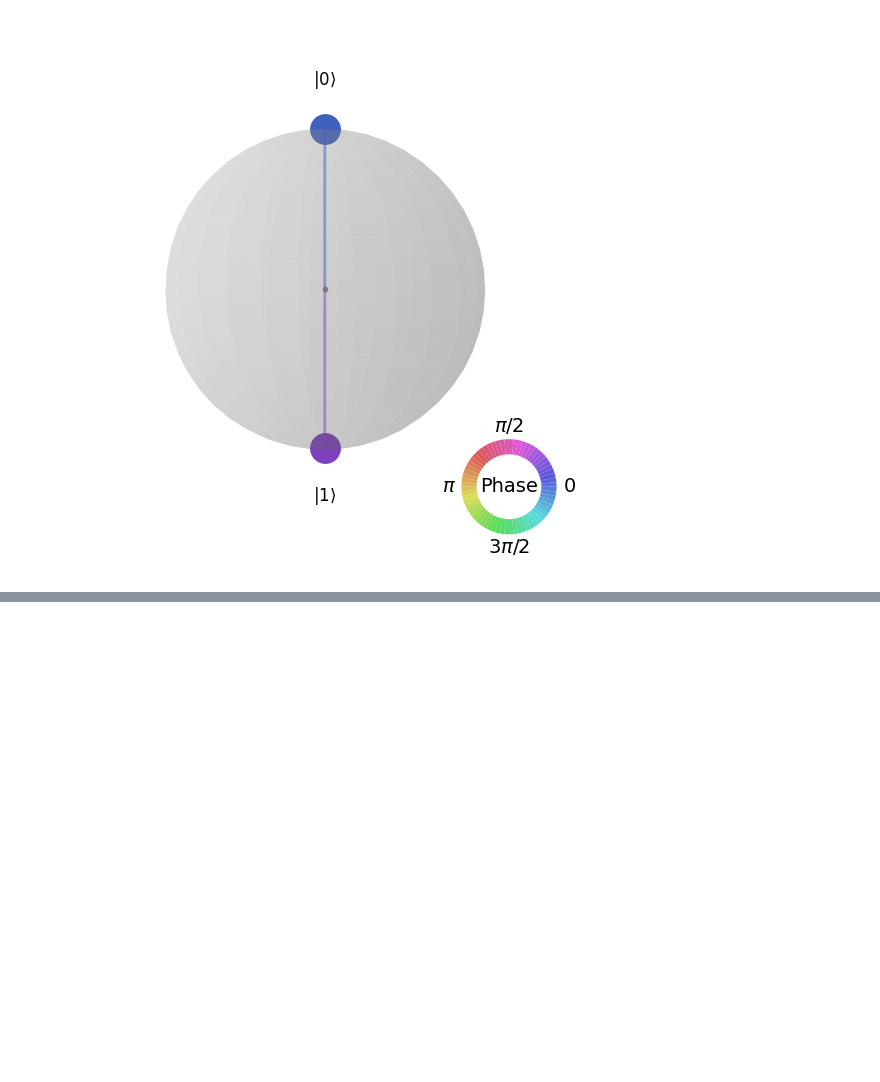
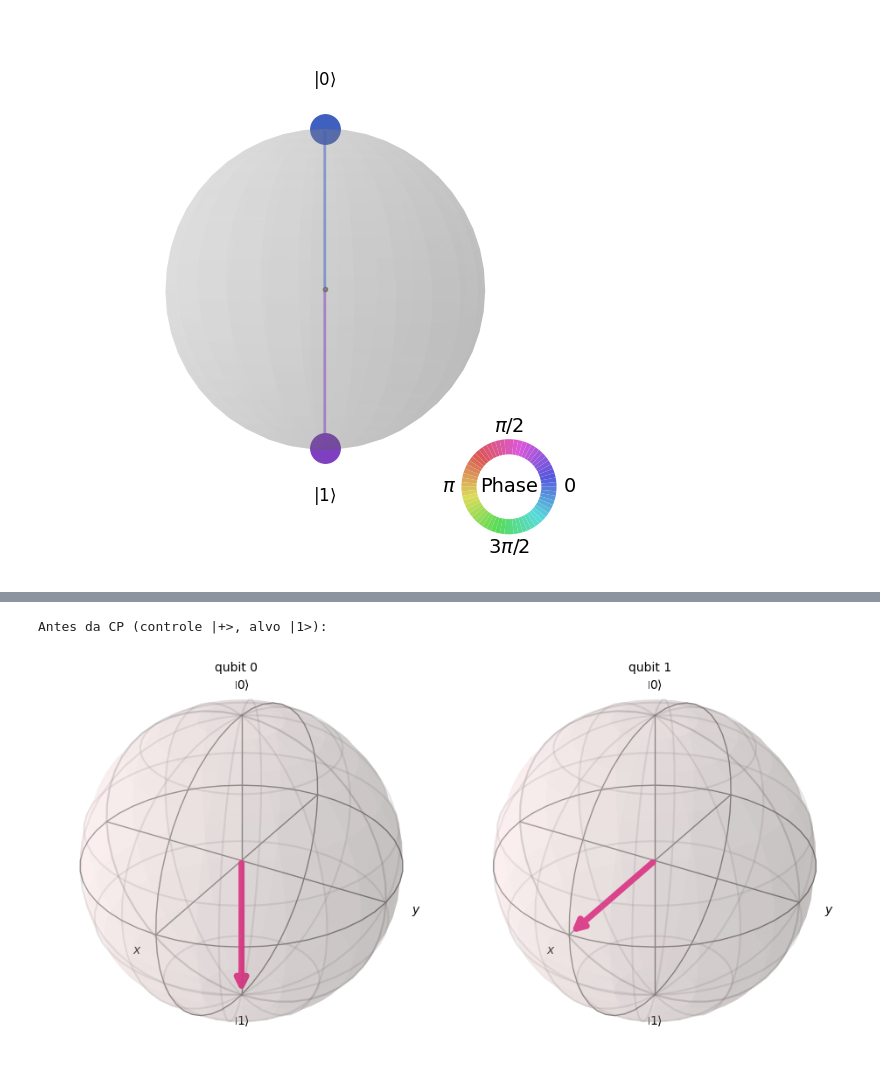
Before and after one commit to maxwellamaral/quantum, a Jupyter notebook: notebooks/00b-phases.ipynb, the cells around one changed output, grey strips where cells are left out. Drawn from its saved outputs; the diff is of its cells as text; code cells hidden in the pictures; blank space fills up the shorter version.

Commit message:
feat: adicionada explicação sobre a porta CP

```diff
--- a/notebooks/00b-phases.ipynb
+++ b/notebooks/00b-phases.ipynb
@@ -266,0 +365,40 @@ Q-Sphere - Fase θ = 45°:
+# %%
+
+# Parâmetro da porta (já definido no notebook): θ = π/2
+theta = np.pi / 2
+CP = cphase_gate(theta)
+
+print("=" * 70)
+print("CRIANDO O ESTADO QUÂNTICO DE 2 QUBITS")
+print("=" * 70)
+
+# Definir os estados individuais
+estado_qubit1 = 1/np.sqrt(2) * np.array([1, 1])   # |+⟩ para qubit 1
+estado_qubit0 = np.array([0, 1])                  # |1⟩ para qubit 0
+
+print("\n1️⃣ Estado do qubit 1 (controle):")
+print(f"   |+⟩ = 1/√2 (|0⟩ + |1⟩)")
+print(f"   Vetor: {estado_qubit1}")
+print("   → Na esfera de Bloch: equador, direção +X")
+
+print("\n2️⃣ Estado do qubit 0 (alvo):")
+print(f"   |1⟩")
+print(f"   Vetor: {estado_qubit0}")
+print("   → Na esfera de Bloch: polo sul")
+
+# Criar o estado composto usando produto tensorial (Kronecker)
+state_before = np.kron(estado_qubit1, estado_qubit0)
+sv_before = Statevector(state_before)
+
+print("\n3️⃣ Estado composto (produto tensorial):")
+print(f"   np.kron(|+⟩, |1⟩) = |+⟩ ⊗ |1⟩")
+display(Markdown(r"$$= \frac{1}{\sqrt{2}}(|0\rangle + |1\rangle) \otimes |1\rangle = \frac{1}{\sqrt{2}}(|01\rangle + |11\rangle)$$"))
+
+print("\n4️⃣ Vetor estado final (4 componentes):")
+display(Markdown(r"""$$\begin{bmatrix}0 \\ \frac{1}{\sqrt{2}} \\ 0 \\ \frac{1}{\sqrt{2}} \end{bmatrix} \begin{array}{l} \leftarrow |00\rangle \text{ (qubit1=0, qubit0=0)} \\ \leftarrow |01\rangle \text{ (qubit1=0, qubit0=1)} ✓ \\ \leftarrow |10\rangle \text{ (qubit1=1, qubit0=0)} \\ \leftarrow |11\rangle \text{ (qubit1=1, qubit0=1)} ✓ \end{array}$$"""))
+
+print("\n💡 Interpretação:")
+print("   • Componentes |01⟩ e |11⟩ têm amplitude 1/√2 (50% de probabilidade cada)")
+print("   • Qubit 0 está SEMPRE em |1⟩ (polo sul)")
+print("   • Qubit 1 está em superposição |+⟩ (equador +X)")
+print("=" * 70)
@@ -266,0 +430,7 @@ Q-Sphere - Fase θ = 45°:
+# %%
+
+print("Antes da CP (controle |+>, alvo |1>):")
+display(plot_bloch_multivector(sv_before))
+# %% [output]
+Antes da CP (controle |+>, alvo |1>):
+[figure, added]
```
Also changed, not shown: parts of 15 cells of this notebook.
